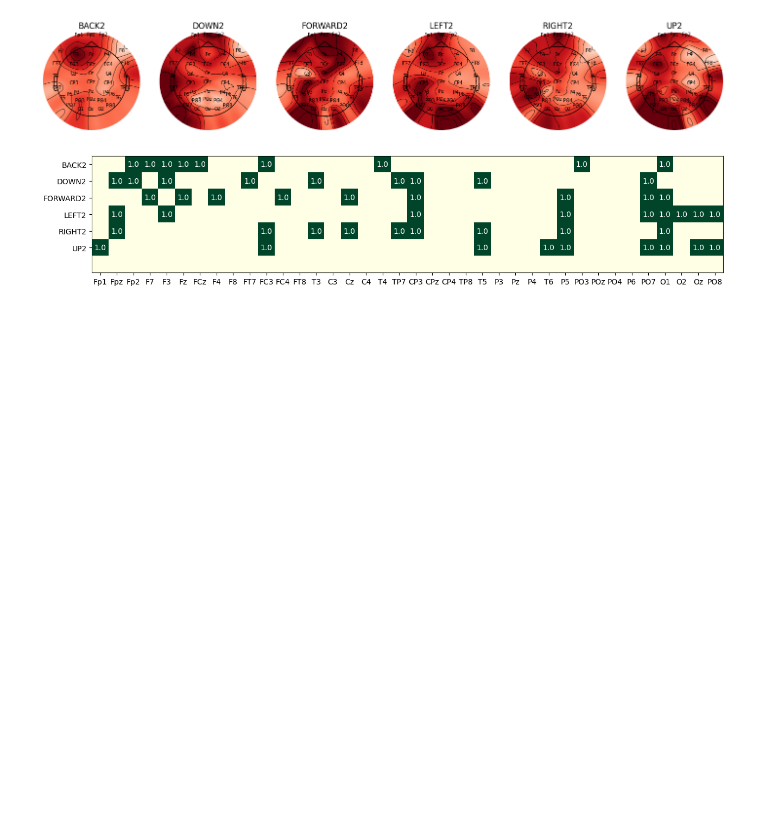
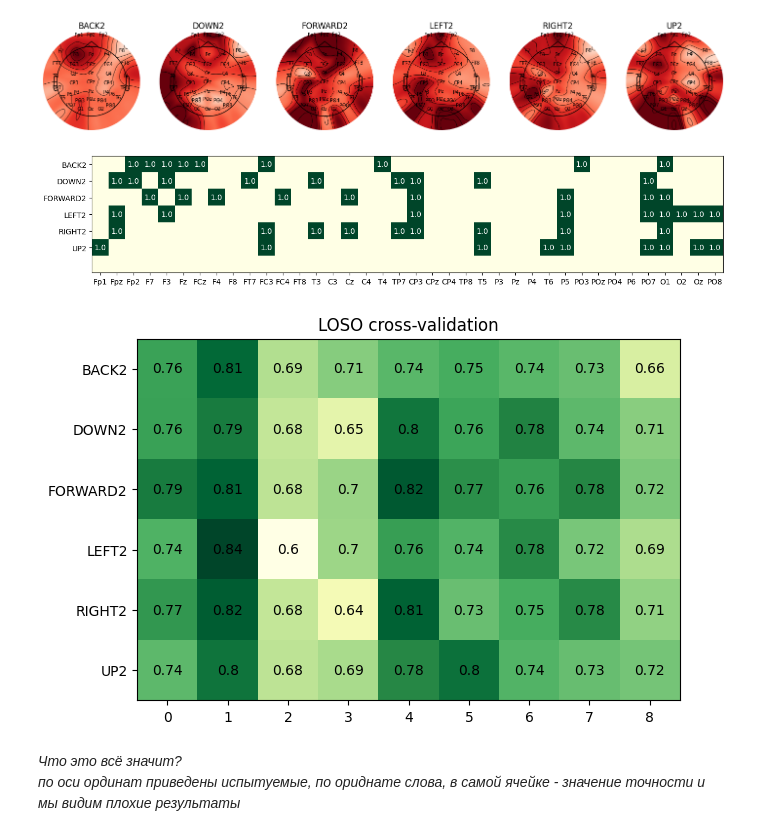
Before and after one commit to AvedikEkiz/Inner-Speech-EEG, a Jupyter notebook: spanish-analysis.ipynb, the cells around one changed output. Saved outputs shown, nothing was run; the diff lists cells and outputs as text; code cells hidden in the pictures; blank space fills up the shorter version.

```diff
--- a/spanish-analysis.ipynb
+++ b/spanish-analysis.ipynb
@@ -166,0 +212,18 @@ for i in range(len(epoData[0].ch_names)):
+# %%
+accuracies = np.array(accuracies)
+#построим результаты точностей
+#build heatmap of resulting loso accuracies
+fig2, ax2 = plt.subplots(figsize = (7,7))
+im = ax2.imshow(accuracies, cmap="YlGn")
+###########################################
+ax2.set_yticks(np.arange(accuracies.shape[0]), labels = firstQ.keys())
+ax2.set_title('LOSO cross-validation')
+for i in range(accuracies.shape[0]):
+    for j in range(accuracies.shape[1]):
+            text = ax2.text(j, i, round(accuracies[i, j], 2),
+                           ha="center", va="center", color="black")
+# %% [output]
+[figure, added]
+# %% [markdown]
+<font size="2.7">*Что это всё значит? <br>
+по оси ординат приведены испытуемые, по ориднате слова, в самой ячейке - значение точности и мы видим плохие результаты*</font>
```
Also changed, not shown: parts of 2 cells of this notebook.
